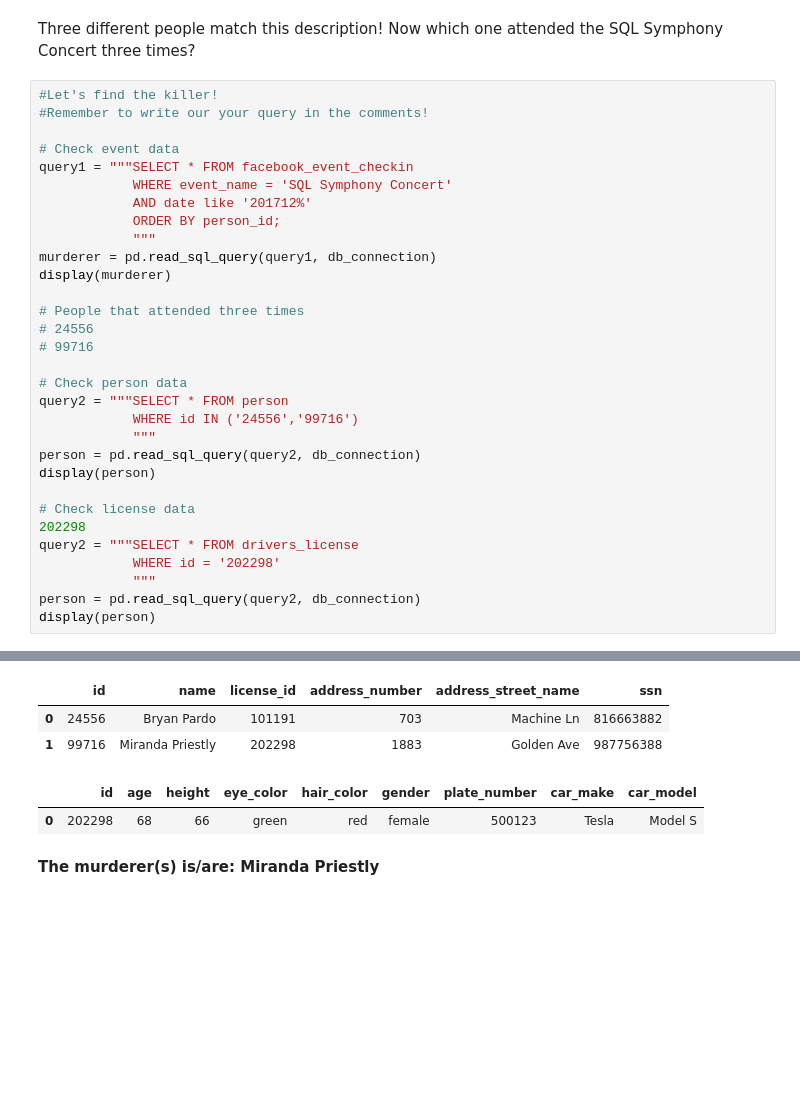
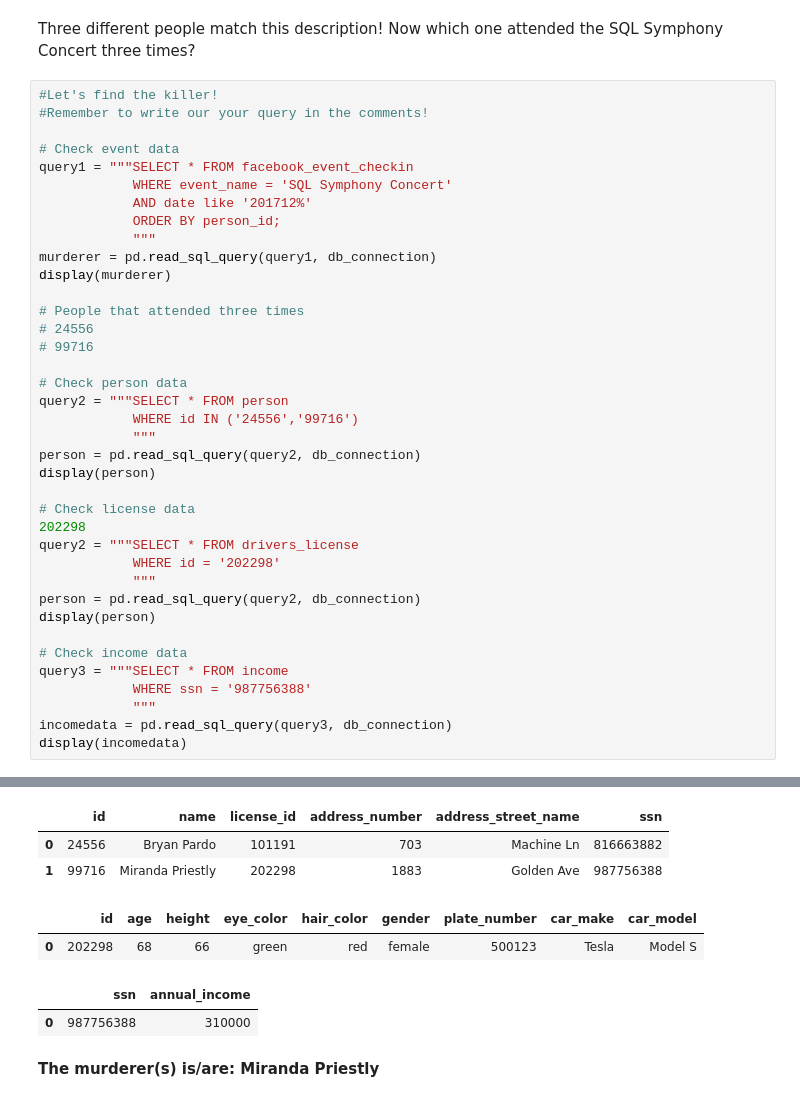
Before and after one commit to udoychowdhury/DataScience, a Jupyter notebook: Data Gathering and Warehouse/Assignment4_Chowdhury.ipynb, the cells around one changed output, grey strips where cells are left out. Saved outputs shown, nothing was run; the diff lists cells and outputs as text; blank space fills up the shorter version.

```diff
--- a/Data Gathering and Warehouse/Assignment4_Chowdhury.ipynb
+++ b/Data Gathering and Warehouse/Assignment4_Chowdhury.ipynb
@@ -569,33 +569,42 @@ display(person)
 # Check license data
 202298
 query2 = """SELECT * FROM drivers_license
             WHERE id = '202298'
             """
 person = pd.read_sql_query(query2, db_connection)
 display(person)
+
+# Check income data
+query3 = """SELECT * FROM income
+            WHERE ssn = '987756388'
+            """
+incomedata = pd.read_sql_query(query3, db_connection)
+display(incomedata)
 # %% [output]
 |  | person_id | event_id | event_name | date |
 | 0 | 11173 | 1143 | SQL Symphony Concert | 20171223 |
 | 1 | 19260 | 1143 | SQL Symphony Concert | 20171214 |
 | 2 | 19292 | 1143 | SQL Symphony Concert | 20171213 |
 | 3 | 24397 | 1143 | SQL Symphony Concert | 20171208 |
 | 4 | 24556 | 1143 | SQL Symphony Concert | 20171207 |
 | 5 | 24556 | 1143 | SQL Symphony Concert | 20171221 |
 | 6 | 24556 | 1143 | SQL Symphony Concert | 20171224 |
 | 7 | 28582 | 1143 | SQL Symphony Concert | 20171220 |
 | 8 | 28582 | 1143 | SQL Symphony Concert | 20171215 |
 | 9 | 43366 | 1143 | SQL Symphony Concert | 20171207 |
 | ... | ... | ... | ... | ... |
 | 16 | 81526 | 1143 | SQL Symphony Concert | 20171202 |
 | 17 | 92343 | 1143 | SQL Symphony Concert | 20171212 |
 | 18 | 99716 | 1143 | SQL Symphony Concert | 20171206 |
 | 19 | 99716 | 1143 | SQL Symphony Concert | 20171212 |
 | 20 | 99716 | 1143 | SQL Symphony Concert | 20171229 |
 |  | id | name | license_id | address_number | address_street_name | ssn |
 | 0 | 24556 | Bryan Pardo | 101191 | 703 | Machine Ln | 816663882 |
 | 1 | 99716 | Miranda Priestly | 202298 | 1883 | Golden Ave | 987756388 |
 |  | id | age | height | eye_color | hair_color | gender | plate_number | car_make | car_model |
 | 0 | 202298 | 68 | 66 | green | red | female | 500123 | Tesla | Model S |
+|  | ssn | annual_income |
+| 0 | 987756388 | 310000 |
 # %% [markdown]
 <b>The murderer(s) is/are: Miranda Priestly</b>
 # %%
```
Also changed, not shown: parts of 4 cells of this notebook.
